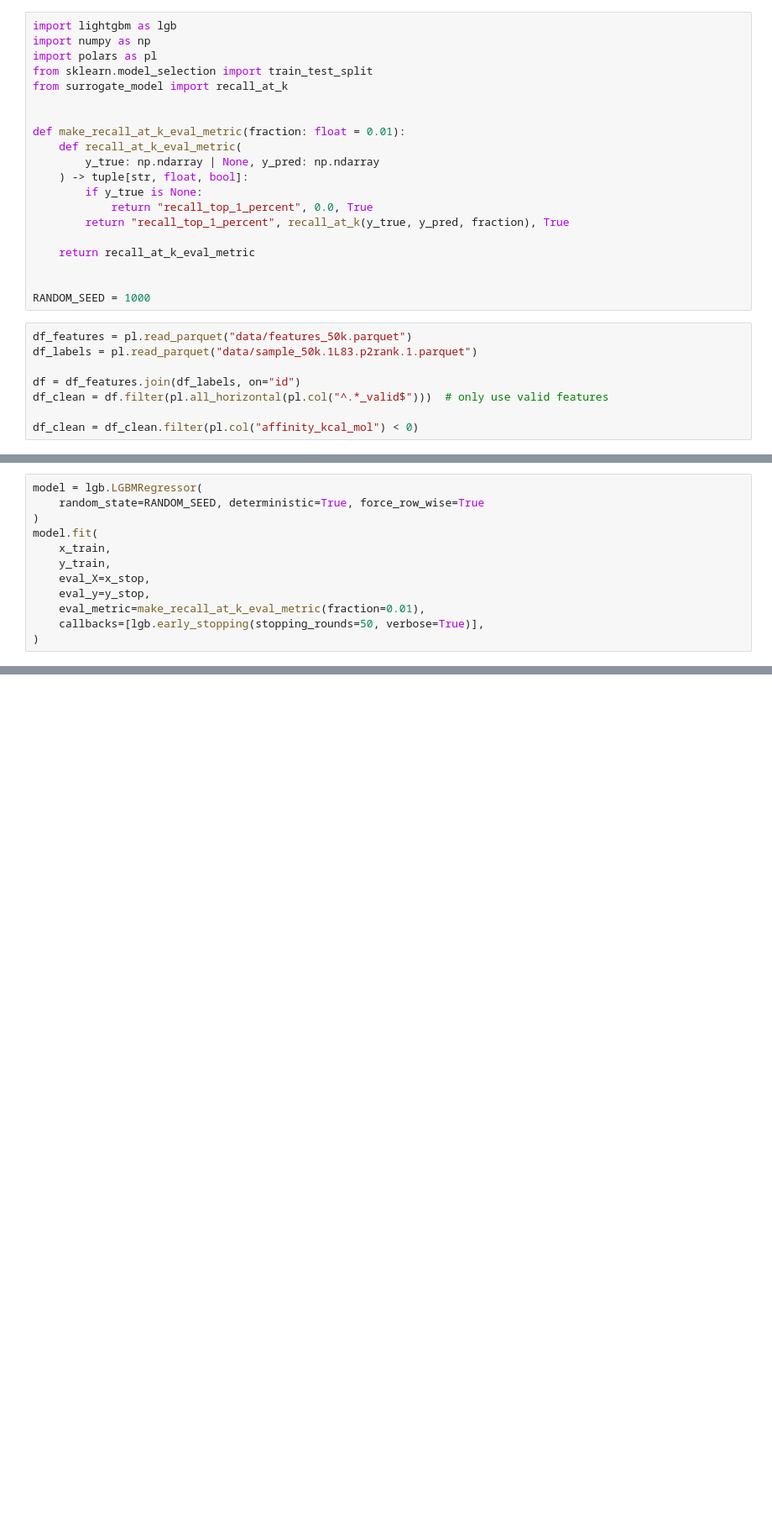
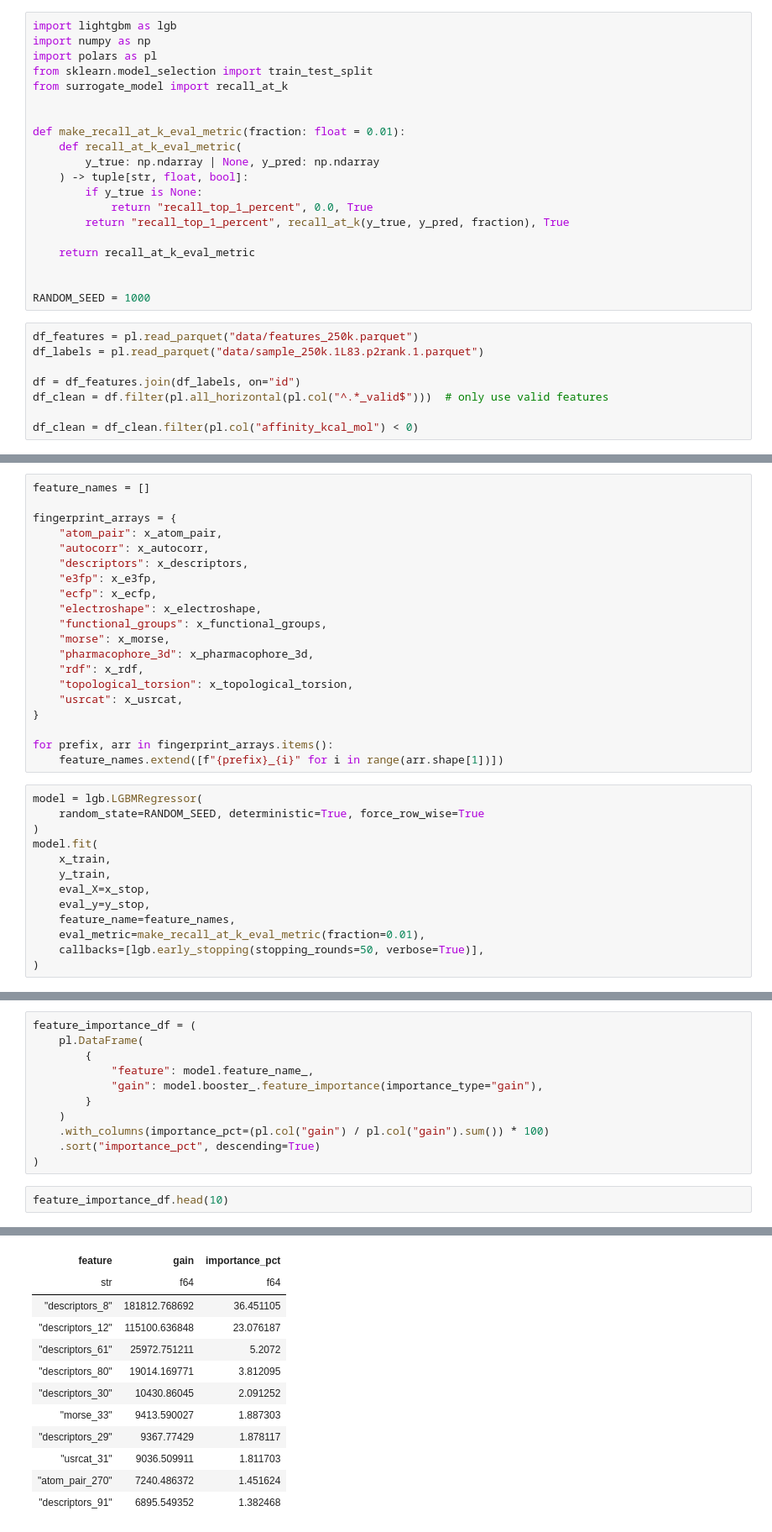
Before and after one commit to mmicatka/lynceus, a Jupyter notebook: modules/local/surrogate_model/notebooks/surrogate_model.ipynb, the cells around one changed output, grey strips where cells are left out. Shown at 84% size. Cells and saved outputs as stored; diff of their text form; blank space fills up the shorter version.

```diff
--- a/modules/local/surrogate_model/notebooks/surrogate_model.ipynb
+++ b/modules/local/surrogate_model/notebooks/surrogate_model.ipynb
@@ -19,8 +19,8 @@ def make_recall_at_k_eval_metric(fraction: float = 0.01):
 
 RANDOM_SEED = 1000
 # %%
-df_features = pl.read_parquet("data/features_50k.parquet")
-df_labels = pl.read_parquet("data/sample_50k.1L83.p2rank.1.parquet")
+df_features = pl.read_parquet("data/features_250k.parquet")
+df_labels = pl.read_parquet("data/sample_250k.1L83.p2rank.1.parquet")
 
 df = df_features.join(df_labels, on="id")
 df_clean = df.filter(pl.all_horizontal(pl.col("^.*_valid$")))  # only use valid features
@@ -57,5 +71,25 @@ x_train, x_stop, y_train, y_stop = train_test_split(
     random_state=RANDOM_SEED,
 )
+# %%
+feature_names = []
+
+fingerprint_arrays = {
+    "atom_pair": x_atom_pair,
+    "autocorr": x_autocorr,
+    "descriptors": x_descriptors,
+    "e3fp": x_e3fp,
+    "ecfp": x_ecfp,
+    "electroshape": x_electroshape,
+    "functional_groups": x_functional_groups,
+    "morse": x_morse,
+    "pharmacophore_3d": x_pharmacophore_3d,
+    "rdf": x_rdf,
+    "topological_torsion": x_topological_torsion,
+    "usrcat": x_usrcat,
+}
+
+for prefix, arr in fingerprint_arrays.items():
+    feature_names.extend([f"{prefix}_{i}" for i in range(arr.shape[1])])
 # %%
 model = lgb.LGBMRegressor(
     random_state=RANDOM_SEED, deterministic=True, force_row_wise=True
@@ -65,6 +99,7 @@ model.fit(
     y_train,
     eval_X=x_stop,
     eval_y=y_stop,
+    feature_name=feature_names,
     eval_metric=make_recall_at_k_eval_metric(fraction=0.01),
     callbacks=[lgb.early_stopping(stopping_rounds=50, verbose=True)],
 )
@@ -78 +113,15 @@ Early stopping, best iteration is:
 LGBMRegressor(deterministic=True, force_row_wise=True, random_state=1000)
+# %%
+feature_importance_df = (
+    pl.DataFrame(
+        {
+            "feature": model.feature_name_,
+            "gain": model.booster_.feature_importance(importance_type="gain"),
+        }
+    )
+    .with_columns(importance_pct=(pl.col("gain") / pl.col("gain").sum()) * 100)
+    .sort("importance_pct", descending=True)
+)
+# %%
+feature_importance_df.head(10)
+# %% [output]
@@ -79,3 +129,15 @@ LGBMRegressor(deterministic=True, force_row_wise=True, random_state=1000)
+| feature | gain | importance_pct |
+| str | f64 | f64 |
+| "descriptors_8" | 181812.768692 | 36.451105 |
+| "descriptors_12" | 115100.636848 | 23.076187 |
+| "descriptors_61" | 25972.751211 | 5.2072 |
+| "descriptors_80" | 19014.169771 | 3.812095 |
+| "descriptors_30" | 10430.86045 | 2.091252 |
+| "morse_33" | 9413.590027 | 1.887303 |
+| "descriptors_29" | 9367.77429 | 1.878117 |
+| "usrcat_31" | 9036.509911 | 1.811703 |
+| "atom_pair_270" | 7240.486372 | 1.451624 |
+| "descriptors_91" | 6895.549352 | 1.382468 |
 # %%
 y_pred = np.asarray(model.predict(x_test))
 recall_at_k(y_test, y_pred, 0.01)
```
Also changed, not shown: parts of 6 cells of this notebook, 27 other files.
